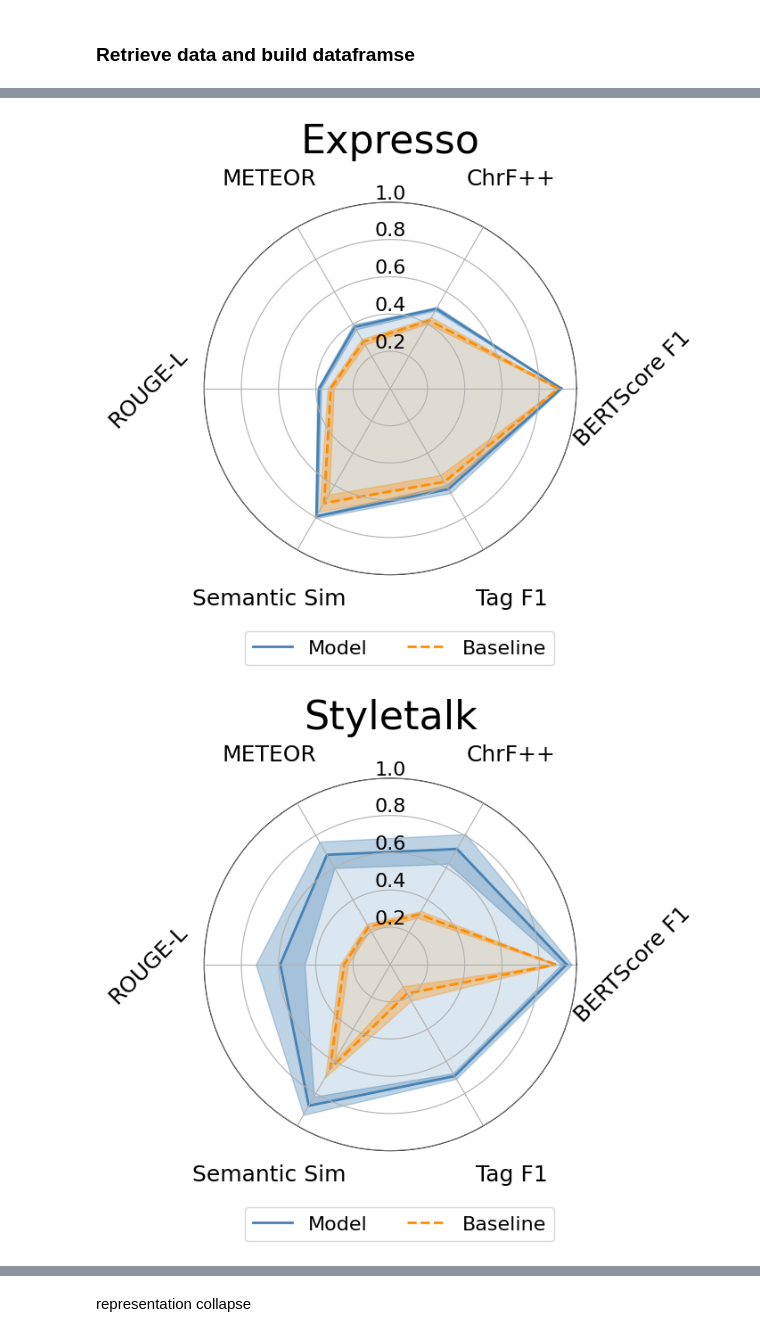
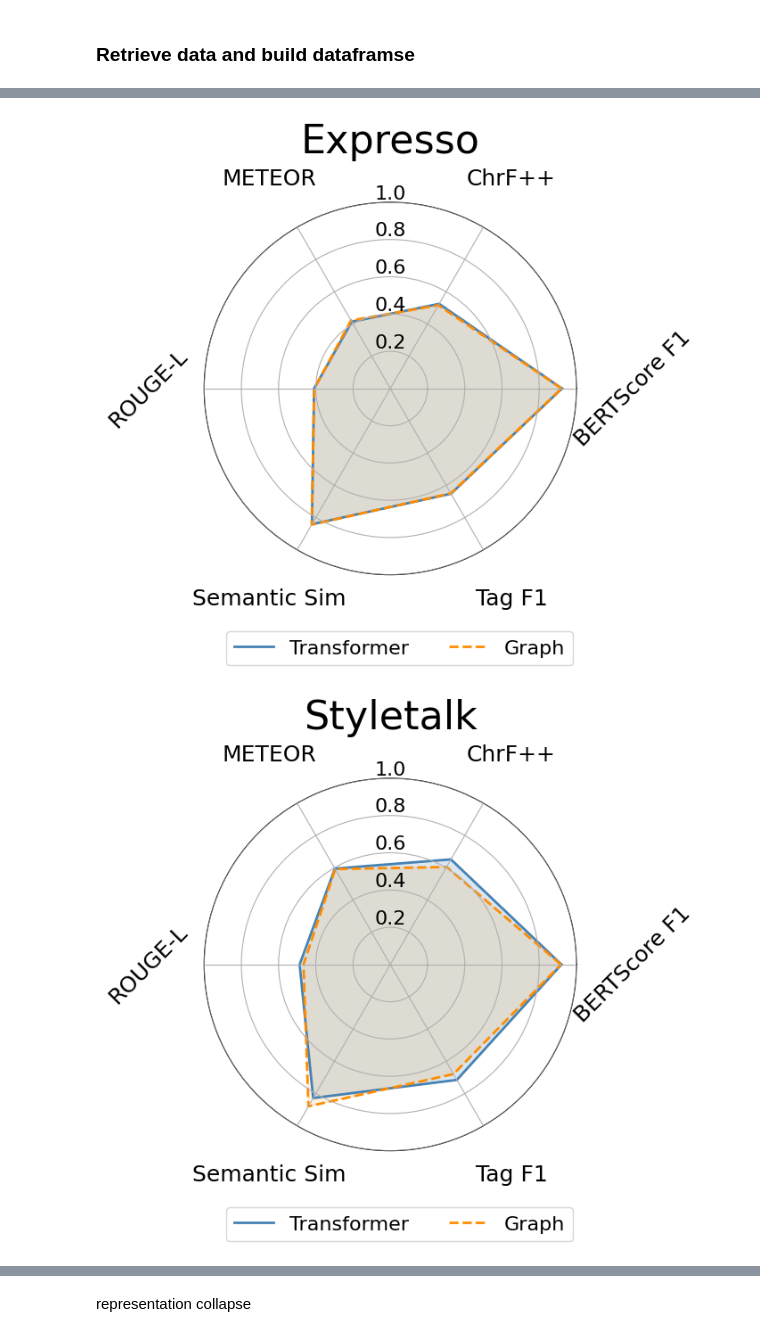
Before and after one commit to JackMclaughlin424/imgs789-project_graph-dialogue-modeling, a Jupyter notebook: src/notebooks/inference_test_visualizations.ipynb, the cells around one changed output, grey strips where cells are left out. Saved outputs shown, nothing was run; the diff lists cells and outputs as text; code cells hidden in the pictures.

```diff
--- a/src/notebooks/inference_test_visualizations.ipynb
+++ b/src/notebooks/inference_test_visualizations.ipynb
@@ -58,8 +56,8 @@ for run in runs:
         else:
             rows_graph.append(row)
 
-results_df  = pd.DataFrame(rows_transformer)
-baseline_df = pd.DataFrame(rows_graph)
+transformer_df  = pd.DataFrame(rows_transformer)
+graph_df = pd.DataFrame(rows_graph)
 
 pd.set_option("display.max_colwidth", None)
 pd.set_option("display.max_columns", None)
@@ -140,73 +86,57 @@ METRICS = {
 }
 
 
-
-
-def radar_plot(datasource, results_summary, baseline_summary):
+def radar_plot(datasource, transformer_df, graph_df):
     labels = list(METRICS.keys())
     N = len(labels)
     angles = np.linspace(0, 2 * np.pi, N, endpoint=False).tolist()
     angles += angles[:1]
 
-    def get_vals(summary_df):
-        row = summary_df.loc[datasource]
-        means = [float(row[(col, "mean")]) for col in METRICS.values()]
-        stds  = [float(row[(col, "std")])  for col in METRICS.values()]
-        return means + means[:1], stds + stds[:1]
+    def get_vals(df):
+        row = df[df["test_datasource"] == datasource].iloc[0]
+        vals = [float(row.get(col, float("nan"))) for col in METRICS.values()]
+        return np.array(vals + vals[:1])
 
     fig, ax = plt.subplots(figsize=(6, 6), subplot_kw=dict(polar=True))
-
     ax.set_axisbelow(False)
 
+    trans_vals = get_vals(transformer_df)
+    graph_vals = get_vals(graph_df)
 
-    test_vals, test_stds   = get_vals(results_summary)
-    base_vals, base_stds   = get_vals(baseline_summary)
+    h1, = ax.plot(angles, trans_vals, color="steelblue", linewidth=2, label="Transformer")
+    ax.fill(angles, trans_vals, color="steelblue", alpha=0.2)
 
-    test_vals  = np.array(test_vals);  test_stds  = np.array(test_stds)
-    base_vals  = np.array(base_vals);  base_stds  = np.array(base_stds)
-
-    h1, = ax.plot(angles, test_vals, color="steelblue", linewidth=2, label="Model")
-    ax.fill_between(angles, test_vals - test_stds, test_vals + test_stds,
-                    color="steelblue", alpha=0.35)
-    ax.fill(angles, test_vals, color="steelblue", alpha=0.2)
-
-    h2, = ax.plot(angles, base_vals, color="darkorange", linewidth=2, linestyle="--", label="Baseline")
-    ax.fill_between(angles, base_vals - base_stds, base_vals + base_stds,
-                    color="darkorange", alpha=0.32)
-    ax.fill(angles, base_vals, color="darkorange", alpha=0.12)
-
+    h2, = ax.plot(angles, graph_vals, color="darkorange", linewidth=2, linestyle="--", label="Graph")
+    ax.fill(angles, graph_vals, color="darkorange", alpha=0.12)
 
     ax.set_xticks(angles[:-1])
-    ax.set_xticklabels([])  # suppress auto labels
+    ax.set_xticklabels([])
 
     for i, (angle, label) in enumerate(zip(angles[:-1], labels)):
-        rotation = 45 if i == 0 or i==3 else 0
+        rotation = 45 if i == 0 or i == 3 else 0
         ax.text(angle, 1.3, label,
                 ha='center', va='center',
                 rotation=rotation, fontsize=18,
                 transform=ax.get_xaxis_transform())
-
 
     ax.set_ylim(0, 1)
     ax.set_rlabel_position(90)
     for label in ax.get_yticklabels():
         label.set_horizontalalignment('center')
 
     ax.set_title(datasource.capitalize(), size=32, pad=40)
     ax.tick_params(axis='y', labelsize=16)
     ax.tick_params(axis='x', pad=34)
 
-
     fig.legend(handles=[h1, h2], loc="lower center", ncol=2,
                fontsize=16, bbox_to_anchor=(0.5, -0.08), frameon=True)
 
     fig.subplots_adjust(top=0.75)
-
     plt.tight_layout()
     plt.show()
 
 for ds in ["expresso", "styletalk"]:
-    radar_plot(ds, results_summary, baseline_summary)
+    radar_plot(ds, transformer_df, graph_df)
 # %% [output]
-[figure, old version]
+[figure, new version]
-[figure, old version]
+[figure, new version]
```
Also changed, not shown: parts of 10 cells of this notebook.
